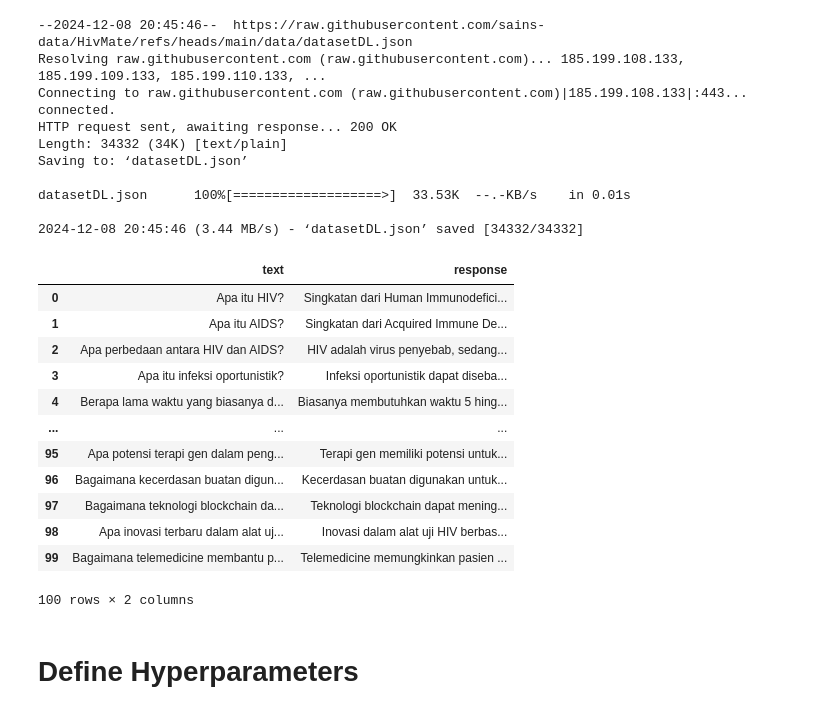
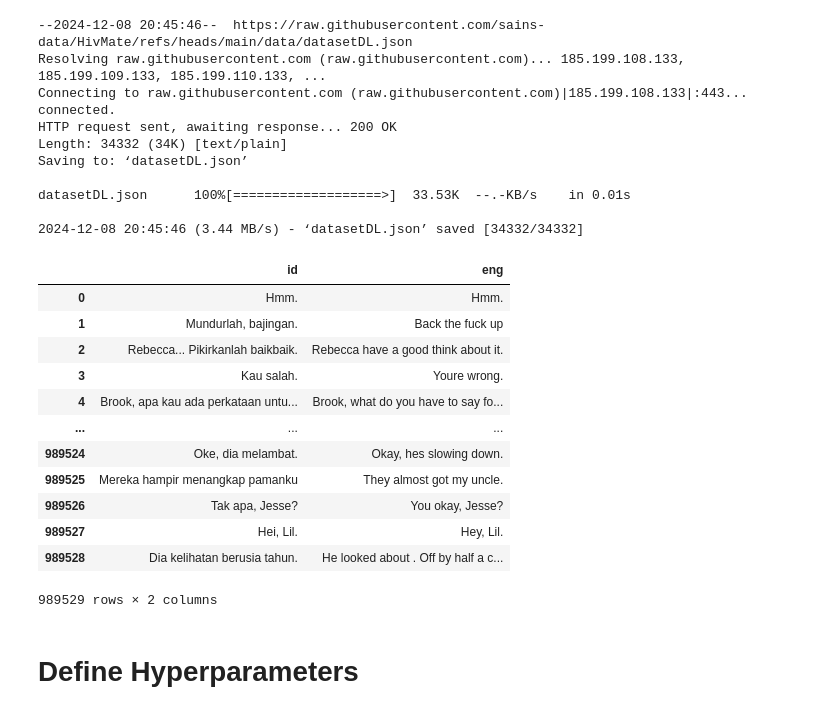
Before and after one commit to Mfys212/VideoCaptioning, a Jupyter notebook: Tutorial.ipynb, the cells around one changed output. Drawn from its saved outputs; the diff is of its cells as text; code cells hidden in the pictures.

```diff
--- a/Tutorial.ipynb
+++ b/Tutorial.ipynb
@@ -40,38 +40,38 @@ Saving to: ‘datasetDL.json’
 datasetDL.json      100%[===================>]  33.53K  --.-KB/s    in 0.01s
 
 2024-12-08 20:45:46 (3.44 MB/s) - ‘datasetDL.json’ saved [34332/34332]
-# %%
-import pandas as pd
-import json
-
-with open('/content/datasetDL.json', 'r') as file:
-    data_json = json.load(file)
-
-data_rows = []
-for intent in data_json["intents"]:
-    for text_item, response_item in zip(intent["text"], intent["responses"]):
-        data_rows.append({
-            "text": text_item,
-            "response": response_item
-        })
-
-df = pd.DataFrame(data_rows)
-train, valid = df, df
-train
-# %% [output]
-|  | text | response |
-| 0 | Apa itu HIV? | Singkatan dari Human Immunodefici... |
-| 1 | Apa itu AIDS? | Singkatan dari Acquired Immune De... |
-| 2 | Apa perbedaan antara HIV dan AIDS? | HIV adalah virus penyebab, sedang... |
-| 3 | Apa itu infeksi oportunistik? | Infeksi oportunistik dapat diseba... |
-| 4 | Berapa lama waktu yang biasanya d... | Biasanya membutuhkan waktu 5 hing... |
-| ... | ... | ... |
-| 95 | Apa potensi terapi gen dalam peng... | Terapi gen memiliki potensi untuk... |
-| 96 | Bagaimana kecerdasan buatan digun... | Kecerdasan buatan digunakan untuk... |
-| 97 | Bagaimana teknologi blockchain da... | Teknologi blockchain dapat mening... |
-| 98 | Apa inovasi terbaru dalam alat uj... | Inovasi dalam alat uji HIV berbas... |
-| 99 | Bagaimana telemedicine membantu p... | Telemedicine memungkinkan pasien ... |
-100 rows × 2 columns
+# %%
+import pandas as pd
+
+splits = {'validation': 'data/validation-00000-of-00001-0f2c503ca20f5207.parquet', 'train': 'data/train-00000-of-00001-b1c128065f26b6da.parquet'}
+train = pd.read_parquet("hf://datasets/kaitchup/opus-Indonesian-to-English/" + splits['train'])
+valid = pd.read_parquet("hf://datasets/kaitchup/opus-Indonesian-to-English/" + splits['validation'])
+
+train[['id', 'eng']] = train['text'].str.split('###>', expand=True)
+train['id'] = train['id'].str.replace(r'[^a-zA-Z\s.,?]', '', regex=True)
+train['eng'] = train['eng'].str.replace(r'[^a-zA-Z\s.,?]', '', regex=True)
+valid[['id', 'eng']] = valid['text'].str.split('###>', expand=True)
+valid['id'] = valid['id'].str.replace(r'[^a-zA-Z\s.,?]', '', regex=True)
+valid['eng'] = valid['eng'].str.replace(r'[^a-zA-Z\s.,?]', '', regex=True)
+train = train.drop(columns=['text'])
+valid = valid.drop(columns=['text'])
+train = train.dropna().reset_index(drop=True)
+valid = valid.dropna().reset_index(drop=True)
+train
+# %% [output]
+|  | id | eng |
+| 0 | Hmm. | Hmm. |
+| 1 | Mundurlah, bajingan. | Back the fuck up |
+| 2 | Rebecca... Pikirkanlah baikbaik. | Rebecca have a good think about it. |
+| 3 | Kau salah. | Youre wrong. |
+| 4 | Brook, apa kau ada perkataan untu... | Brook, what do you have to say fo... |
+| ... | ... | ... |
+| 989524 | Oke, dia melambat. | Okay, hes slowing down. |
+| 989525 | Mereka hampir menangkap pamanku | They almost got my uncle. |
+| 989526 | Tak apa, Jesse? | You okay, Jesse? |
+| 989527 | Hei, Lil. | Hey, Lil. |
+| 989528 | Dia kelihatan berusia tahun. | He looked about . Off by half a c... |
+989529 rows × 2 columns
 # %% [markdown]
 # Define Hyperparameters
 # %%
```
Also changed, not shown: parts of 4 cells of this notebook.
